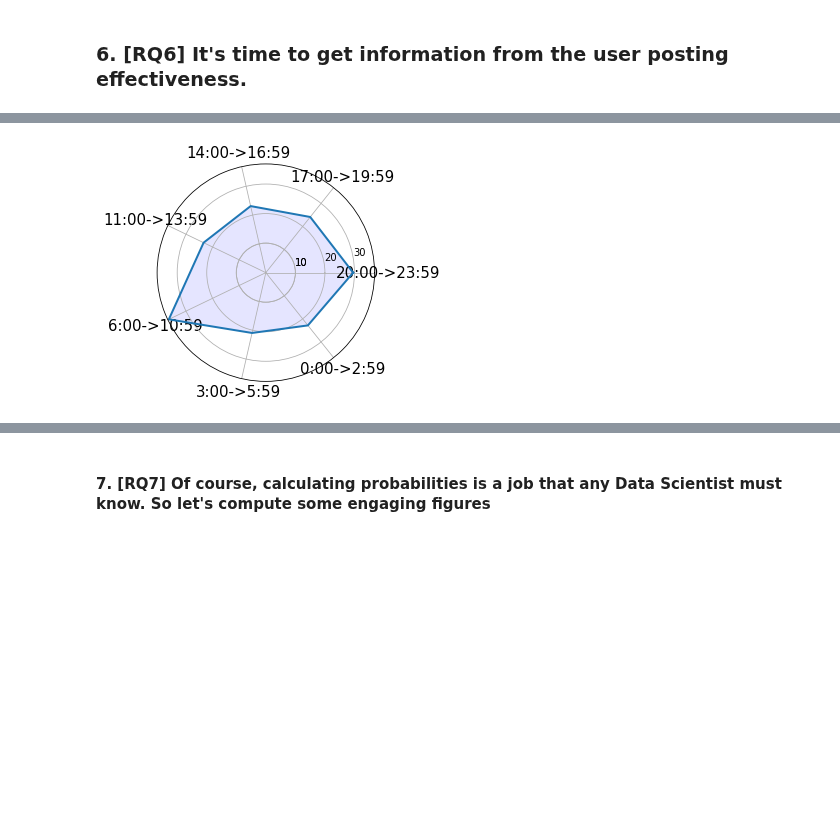
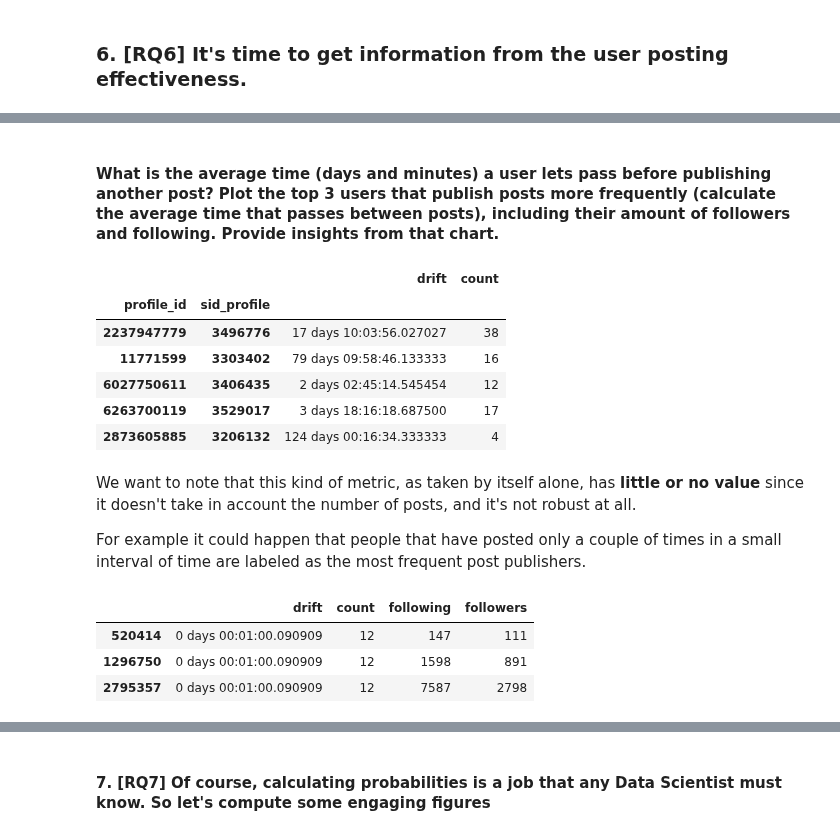
Before and after one commit to Prot10/ADM_HW_2, a Jupyter notebook: general.ipynb, the cells around one changed output, grey strips where cells are left out. Cells and saved outputs as stored; diff of their text form; code cells hidden in the pictures; blank space fills up the shorter version.

```diff
--- a/general.ipynb
+++ b/general.ipynb
@@ -77,9 +77,9 @@ class Dataset:
         return d
 
 datasets = [
-    Dataset(file='../input/instagram-dataset/instagram_profiles.csv'),
-    Dataset(file='../input/instagram-dataset/instagram_locations.csv'),
-    Dataset(file='../input/instagram-dataset/instagram_posts.csv')
+    Dataset(file='instagram-dataset/instagram_profiles.csv'),
+    Dataset(file='instagram-dataset/instagram_locations.csv'),
+    Dataset(file='instagram-dataset/instagram_posts.csv')
 ]
 profiles, locations, posts = datasets
 # %% [markdown]
@@ -494,4 +412,0 @@ plot_intervals(likes_time.groupby(by='hour').agg('mean'), INTERVALS, col_name='n
-# %%
-plot_intervals(likes_time.groupby(by='hour').agg('mean'), INTERVALS, col_name='number_comments')
-# %% [output]
-[figure, removed]
@@ -499,0 +413,48 @@ del likes_time
+# %% [markdown]
+#### What is the average time (days and minutes) a user lets pass before publishing another post? Plot the top 3 users that publish posts more frequently (calculate the average time that passes between posts), including their amount of followers and following. Provide insights from that chart.
+# %%
+# TODO maybe it's better to load
+    # 'sid_profile' since it's of int type and can be connected to profiles table
+    # 'profile_id' since it includes all profiles id (less null?) and otherwise most of the values get smashed into -1
+drift = lambda g: (g.max() - g.min()) / (g.count()-1) if g.shape[0] > 1 else pd.NA
+
+post_time = posts\
+                .col(['profile_id','sid_profile','cts'], index=None)\
+                .groupby(by=['profile_id','sid_profile'], sort=False, dropna=True)\
+                .aggregate(
+                        drift=pd.NamedAgg(column="cts", aggfunc=drift),
+                        count=pd.NamedAgg(column="cts", aggfunc="count"))\
+                .dropna()
+post_time = post_time[post_time.index.get_level_values('sid_profile') != -1]
+post_time['drift'] = post_time['drift'].astype('timedelta64[ns]')
+post_time.head()
+# %% [output]
+|  |  | drift | count |
+| profile_id | sid_profile |  |  |
+| 2237947779 | 3496776 | 17 days 10:03:56.027027 | 38 |
+| 11771599 | 3303402 | 79 days 09:58:46.133333 | 16 |
+| 6027750611 | 3406435 | 2 days 02:45:14.545454 | 12 |
+| 6263700119 | 3529017 | 3 days 18:16:18.687500 | 17 |
+| 2873605885 | 3206132 | 124 days 00:16:34.333333 | 4 |
+# %% [markdown]
+We want to note that this kind of metric, as taken by itself alone, has **little or no value** since it doesn't take in account the number of posts, and it's not robust at all.
+
+For example it could happen that people that have posted only a couple of times in a small interval of time are labeled as the most frequent post publishers.
+# %%
+N3 = 3 # 100
+post_time = post_time[
+    (post_time.index.get_level_values('sid_profile') != -1) &\
+    (post_time['drift'] > pd.Timedelta(minutes=1)) # if a post occurs before in under 1 minute from another post is probably a double counting issue or repost
+]
+top3 =  post_time.nsmallest(N3*10, columns=['drift'])
+
+top3 = pd.concat([
+    top3.droplevel('profile_id'),
+    profiles.col(['followers', 'following'], index=True).dropna()
+], axis=1, join='inner')
+top3.head(N3)
+# %% [output]
+|  | drift | count | following | followers |
+| 520414 | 0 days 00:01:00.090909 | 12 | 147 | 111 |
+| 1296750 | 0 days 00:01:00.090909 | 12 | 1598 | 891 |
+| 2795357 | 0 days 00:01:00.090909 | 12 | 7587 | 2798 |
```
Also changed, not shown: parts of 21 cells of this notebook.
